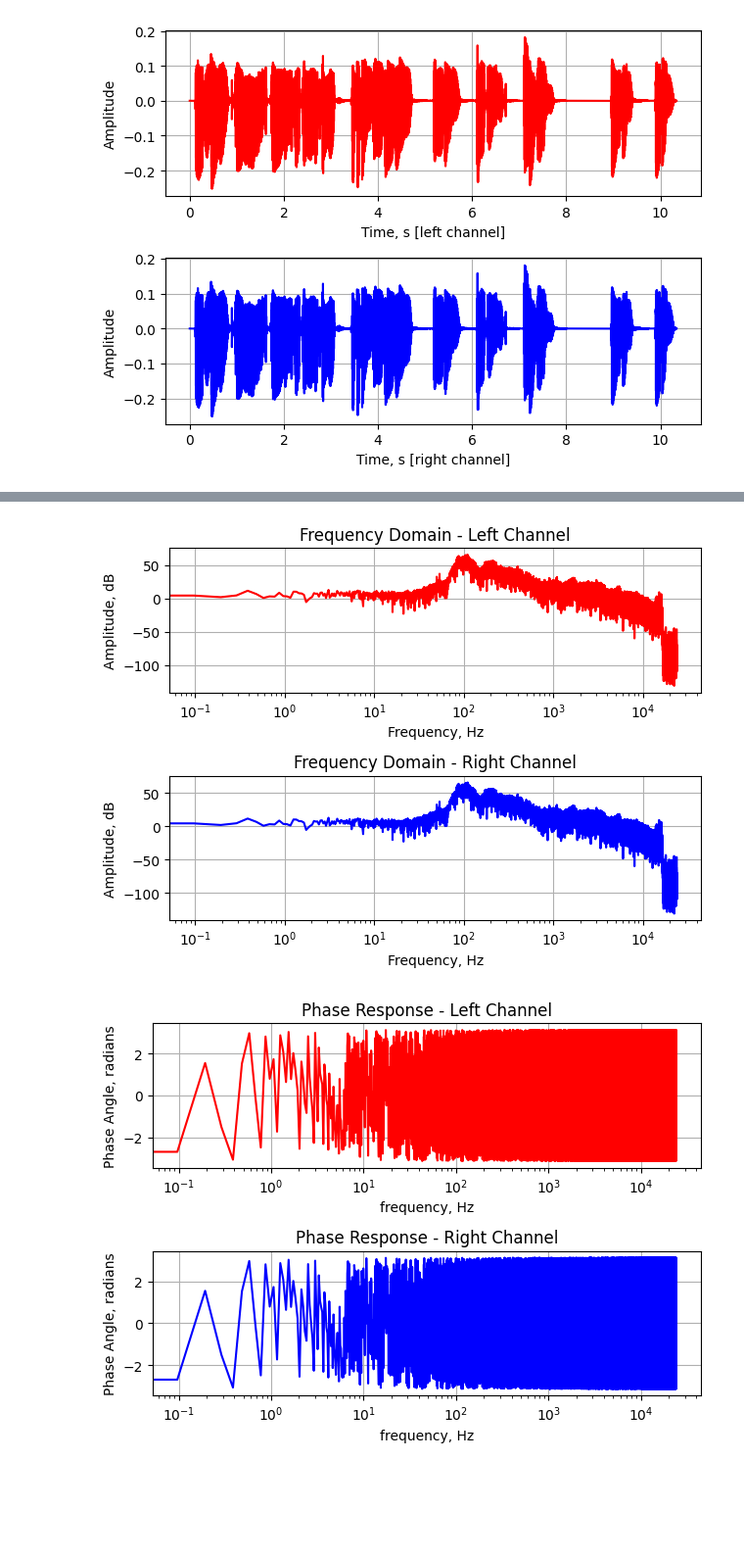
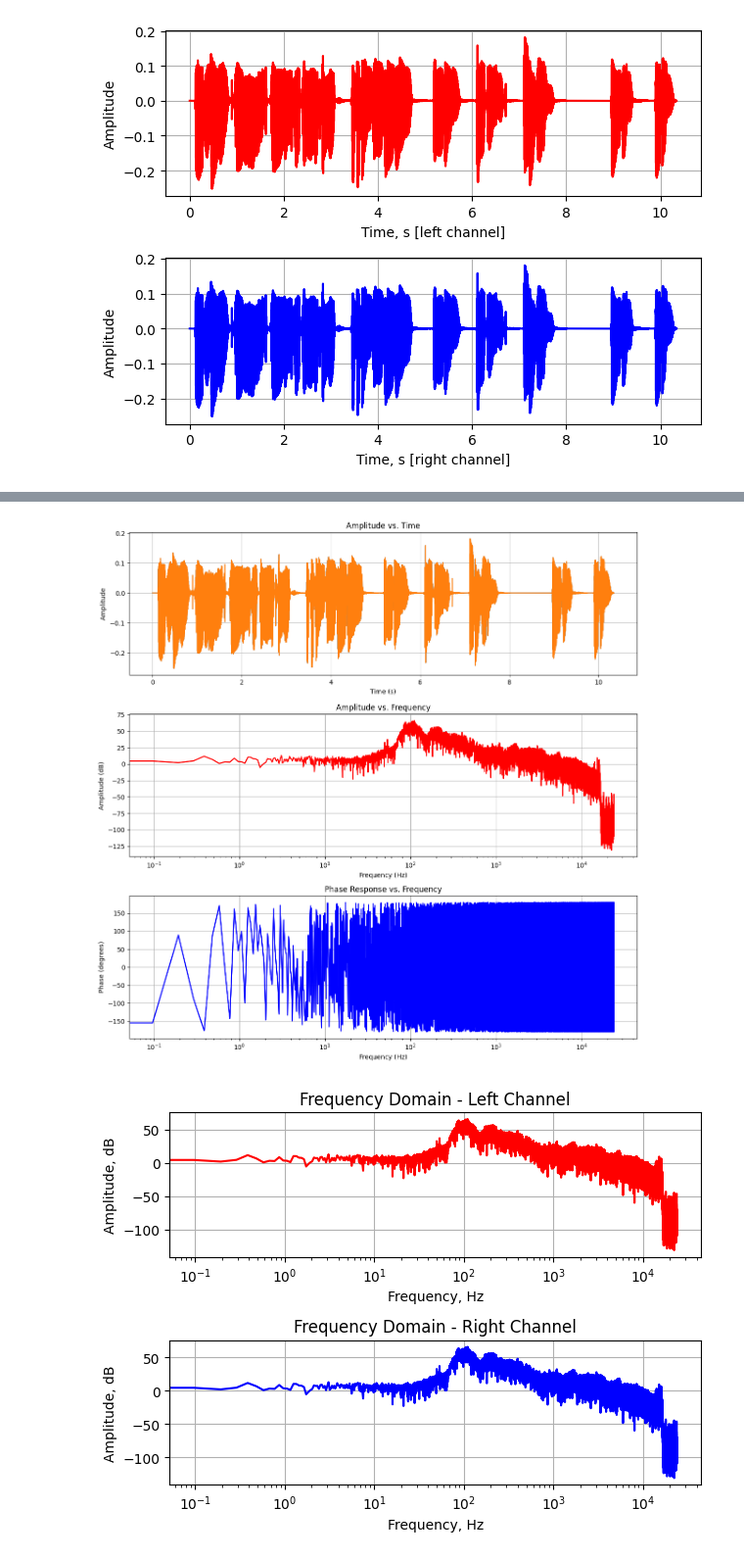
Before and after one commit to ChineseWarlord/ComTek-7-AVS, a Jupyter notebook: Lecture 4/Sim/exercise.ipynb, the cells around one changed output, grey strips where cells are left out. Shown at 98% size. Cells and saved outputs as stored; diff of their text form; code cells hidden in the pictures; blank space fills up the shorter version.

```diff
--- a/Lecture 4/Sim/exercise.ipynb
+++ b/Lecture 4/Sim/exercise.ipynb
@@ -26,14 +26,14 @@ audio = "test.mp3"
 print(sf.info(audio),"\n")
 
 data, Fs = sf.read(audio)
-samples = np.float64(data.shape[0])
+samples = len(data)
 channels = data.shape[1]
 duration = samples / Fs
 
 print(f"Samples/Sample points: {samples}")
 print(f"Channels: {channels}")
 print(f"Sample rate: {Fs}")
-print(f"Data type: {samples.dtype}")
+print(f"Data type: {data.dtype}")
 print(f"Duration: {duration}")
 # %% [output]
 test.mp3
@@ -106,15 +106,15 @@ plt.show()
 fft_spectrum_1 = np.fft.rfft(signal_1)
 fft_spectrum_2 = np.fft.rfft(signal_2)
 
-# Calculate the magnitude and phase of the FFT components
-fft_spectrum_abs1 = np.abs(fft_spectrum_1)
-fft_spectrum_abs2 = np.abs(fft_spectrum_2)
+# Calculate the amplitude and phase of the FFT components
+amplitude_1 = np.abs(fft_spectrum_1)
+amplitude_2 = np.abs(fft_spectrum_2)
 phase_spectrum_1 = np.angle(fft_spectrum_1)
 phase_spectrum_2 = np.angle(fft_spectrum_2)
 
 # Calculate the corresponding frequencies
-freq_1 = np.fft.rfftfreq(signal_1.size, d=1./Fs)
-freq_2 = np.fft.rfftfreq(signal_2.size, d=1./Fs)
+freq_1 = np.fft.rfftfreq(signal_1.size, d=1/Fs)
+freq_2 = np.fft.rfftfreq(signal_2.size, d=1/Fs)
 
 #print(f"FFT Spectrum Left Channel: \n{fft_spectrum_1}")
 #print(f"|FFT Spectrum| Left Channel: \n{fft_spectrum_abs1}")
@@ -125,16 +125,43 @@ freq_2 = np.fft.rfftfreq(signal_2.size, d=1./Fs)
 #print(f"Phase Angle Left Channel: \n{phase_spectrum_1}")
 #print(f"Phase Angle Right Channel: \n{phase_spectrum_2}")
 
+freq = np.fft.rfftfreq(samples, d=1/Fs)
+amplitude = np.abs(np.fft.rfft(data, axis=0))
+phase = np.angle(np.fft.rfft(data, axis=0))
+
+plt.figure(figsize=(12, 12))
+plt.subplot(3, 1, 1)
+plt.plot(time, data)
+plt.title("Amplitude vs. Time")
+plt.xlabel("Time (s)")
+plt.ylabel("Amplitude")
+plt.grid()
+plt.subplot(3, 1, 2)
+plt.semilogx(freq, 20 * np.log10(amplitude), 'r')
+plt.title("Amplitude vs. Frequency")
+plt.xlabel("Frequency (Hz)")
+plt.ylabel("Amplitude (dB)")
+plt.grid()
+plt.subplot(3,1,3)
+plt.semilogx(freq, np.degrees(phase), 'b')
+plt.title("Phase Response vs. Frequency")
+plt.xlabel("Frequency (Hz)")
+plt.ylabel("Phase (degrees)")
+plt.grid()
+plt.tight_layout()
+plt.show()
+
+
 # Plotting the frequency content/spectrum
 plt.subplot(2,1,1)
 plt.title("Frequency Domain - Left Channel")
-plt.semilogx(freq_1, 20 * np.log10(fft_spectrum_abs1), 'r')
+plt.semilogx(freq_1, 20 * np.log10(amplitude_1), 'r')
 plt.xlabel("Frequency, Hz")
 plt.ylabel("Amplitude, dB")
 plt.grid()
 plt.subplot(2,1,2)
 plt.title("Frequency Domain - Right Channel")
-plt.semilogx(freq_2, 20 * np.log10(fft_spectrum_abs2), 'b')
+plt.semilogx(freq_2, 20 * np.log10(amplitude_2), 'b')
 plt.xlabel("Frequency, Hz")
 plt.ylabel("Amplitude, dB")
 plt.grid()
@@ -145,34 +172,32 @@ plt.show()
 #plt.title("Frequency Domain - Left Channel")
 #plt.plot(freq_1[:3000], fft_spectrum_abs1[:3000], 'r')
 #plt.xlabel("Frequency, Hz")
 #plt.ylabel("Magnitude")
 #plt.grid()
 #plt.subplot(2,1,2)
 #plt.title("Frequency Domain - Right Channel")
 #plt.plot(freq_2[:3000], fft_spectrum_abs2[:3000], 'b')
 #plt.xlabel("Frequency, Hz")
 #plt.ylabel("Magnitude")
 #plt.grid()
 #plt.tight_layout()
 #plt.show()
 
 # Plotting the phase response
-#start_freq = 0
-#end_freq = 25000
 plt.subplot(2, 1, 1)
 plt.title("Phase Response - Left Channel")
 plt.semilogx(freq_1, phase_spectrum_1, 'r')
 plt.xlabel("frequency, Hz")
 plt.ylabel("Phase Angle, radians")
 plt.grid()
 plt.subplot(2, 1, 2)
 plt.title("Phase Response - Right Channel")
 plt.semilogx(freq_2, phase_spectrum_2, 'b')
 plt.xlabel("frequency, Hz")
 plt.ylabel("Phase Angle, radians")
 plt.grid()
 plt.tight_layout()
 plt.show()
 # %% [output]
-[figure, old version]
+[figure, new version]
-[figure, old version]
+[figure, new version]
```
Also changed, not shown: parts of 3 cells of this notebook.
